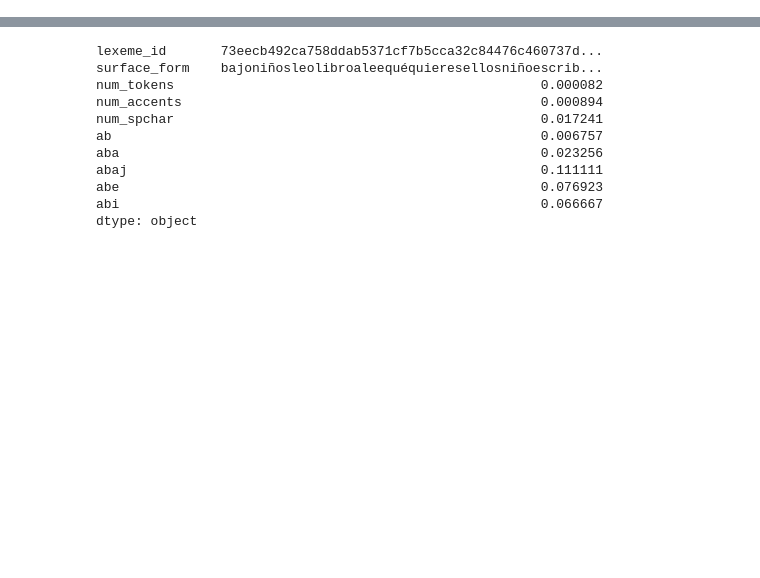
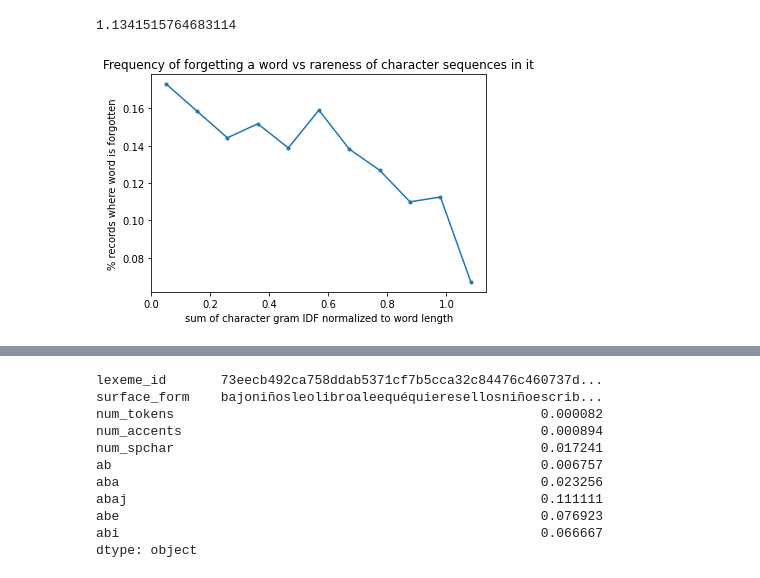
Before and after one commit to rts1988/Duolingo_spaced_repetition, a Jupyter notebook: Duolingo_lexemes_charIDF.ipynb, the cells around one changed output, grey strips where cells are left out. Cells and saved outputs as stored; diff of their text form; code cells hidden in the pictures; blank space fills up the shorter version.

```diff
--- a/Duolingo_lexemes_charIDF.ipynb
+++ b/Duolingo_lexemes_charIDF.ipynb
@@ -85,0 +198,10 @@ sns.boxplot(datadfq1_chidf.loc[datadfq1_chidf['session_seen']>5,'p_forgot_bin'],
+# %%
+datadfq1_chidf['idfsum'].max()
+# %% [output]
+1.1341515764683114
+# %%
+datadfq1_chidf['binned_idfsum'] = pd.cut(datadfq1_chidf['idfsum'],bins=11)
+# %%
+meanp_chidf = datadfq1_chidf.groupby('binned_idfsum')['p_forgot_bin'].mean()
+meanp_chidf = meanp_chidf.reset_index()
+meanp_chidf['binned_idfsum_mid'] = meanp_chidf['binned_idfsum'].apply(lambda x: x.mid)
@@ -85,0 +213,9 @@ sns.boxplot(datadfq1_chidf.loc[datadfq1_chidf['session_seen']>5,'p_forgot_bin'],
+# %%
+plt.figure()
+plt.plot(meanp_chidf['binned_idfsum_mid'],meanp_chidf['p_forgot_bin'],'.-')
+plt.xlabel("sum of character gram IDF normalized to word length")
+plt.ylabel("% records where word is forgotten")
+plt.title("Frequency of forgetting a word vs rareness of character sequences in it")
+plt.show()
+# %% [output]
+[figure, added]
```
Also changed, not shown: parts of 43 cells of this notebook.
